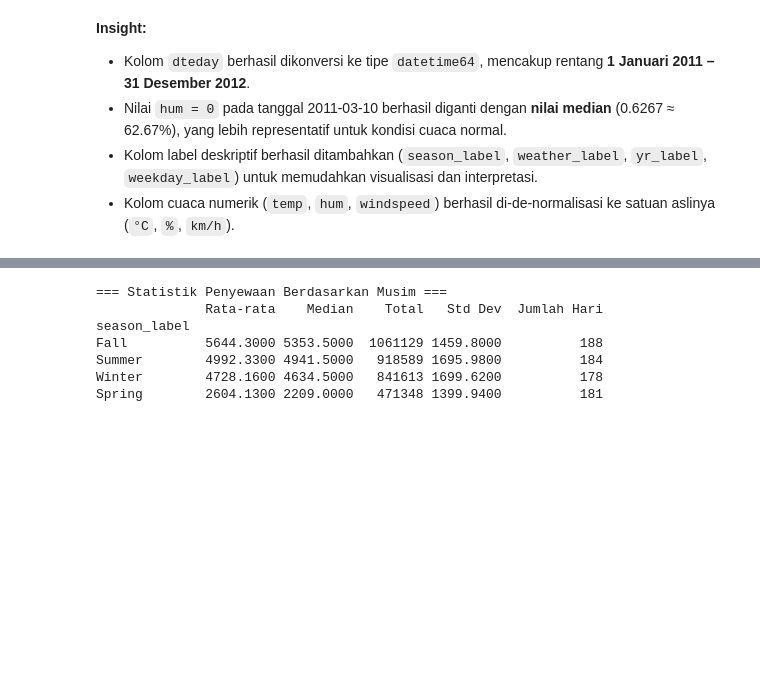
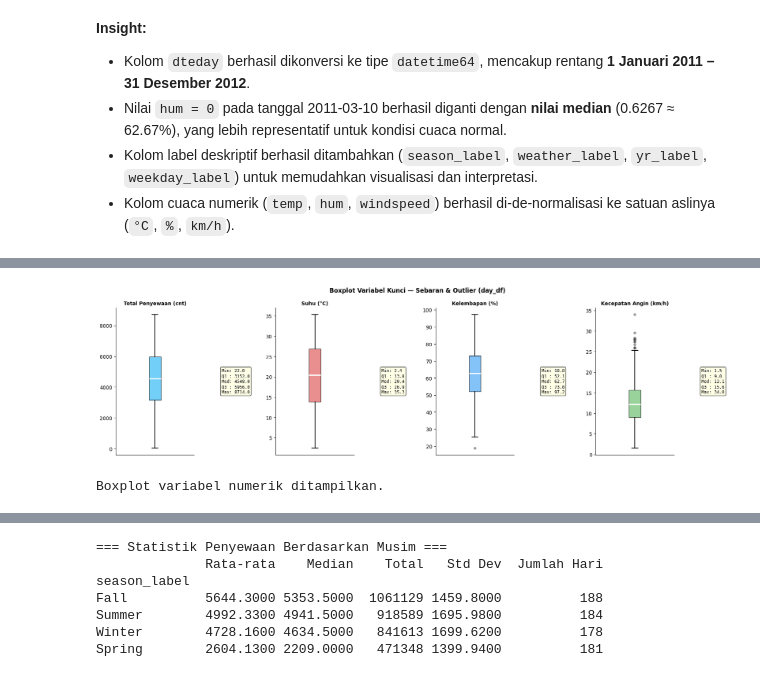
Before and after one commit to Vikrimustafa1/bike-sharing-analysis, a Jupyter notebook: notebook.ipynb, the cells around one changed output, grey strips where cells are left out. Cells and saved outputs as stored; diff of their text form; code cells hidden in the pictures; blank space fills up the shorter version.

```diff
--- a/notebook.ipynb
+++ b/notebook.ipynb
@@ -396,0 +517,41 @@ Pada tahap ini, kita akan mengeksplorasi data secara mendalam untuk menjawab ked
+# %%
+# Boxplot — Deteksi sebaran dan outlier variabel numerik
+fig, axes = plt.subplots(1, 4, figsize=(18, 5))
+fig.suptitle('Boxplot Variabel Kunci — Sebaran & Outlier (day_df)',
+             fontsize=12, fontweight='bold')
+
+box_configs = [
+    ('cnt',          'Total Penyewaan (cnt)',   '#4FC3F7'),
+    ('temp_celsius', 'Suhu (°C)',              '#E57373'),
+    ('hum_pct',      'Kelembapan (%)',          '#64B5F6'),
+    ('windspeed_kmh','Kecepatan Angin (km/h)', '#81C784'),
+]
+
+for idx, (col, label, color) in enumerate(box_configs):
+    bp = axes[idx].boxplot(
+        day_df[col], patch_artist=True,
+        medianprops=dict(color='white', linewidth=2.5),
+        whiskerprops=dict(linewidth=1.5),
+        capprops=dict(linewidth=1.5),
+        flierprops=dict(marker='o', markerfacecolor='gray', markersize=4, alpha=0.5)
+    )
+    bp['boxes'][0].set_facecolor(color)
+    bp['boxes'][0].set_alpha(0.8)
+    axes[idx].set_title(label, fontsize=10, fontweight='bold')
+    axes[idx].set_xticks([])
+    # Tambahkan statistik
+    stats_txt = (f"Min: {day_df[col].min():.1f}\n"
+                 f"Q1 : {day_df[col].quantile(0.25):.1f}\n"
+                 f"Med: {day_df[col].median():.1f}\n"
+                 f"Q3 : {day_df[col].quantile(0.75):.1f}\n"
+                 f"Max: {day_df[col].max():.1f}")
+    axes[idx].text(1.35, 0.5, stats_txt, transform=axes[idx].transAxes,
+                   fontsize=8.5, va='center', family='monospace',
+                   bbox=dict(boxstyle='round', facecolor='lightyellow', alpha=0.8))
+
+plt.tight_layout()
+plt.show()
+print("Boxplot variabel numerik ditampilkan.")
+# %% [output]
+[figure, added]
+Boxplot variabel numerik ditampilkan.
```
Also changed, not shown: parts of 36 cells of this notebook.
